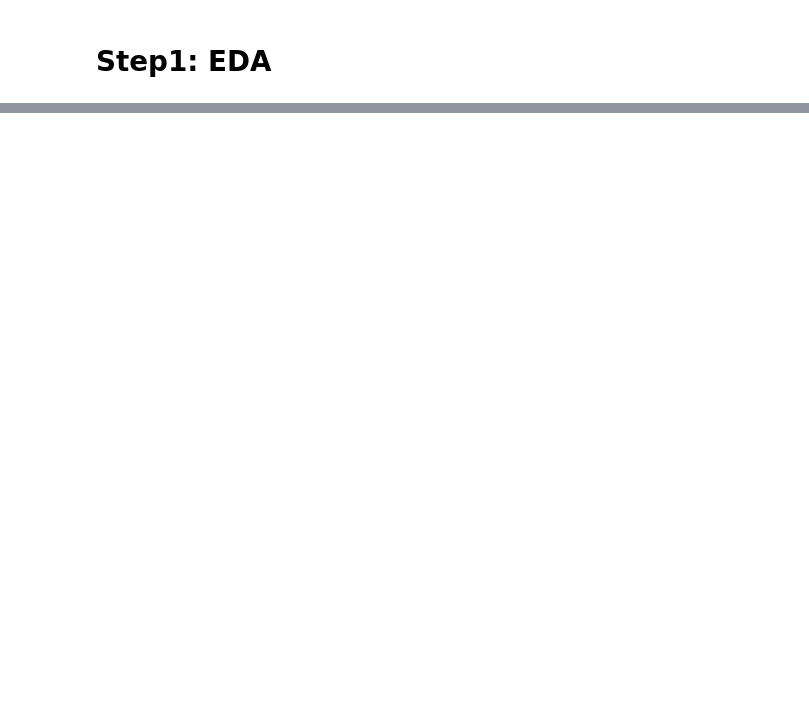
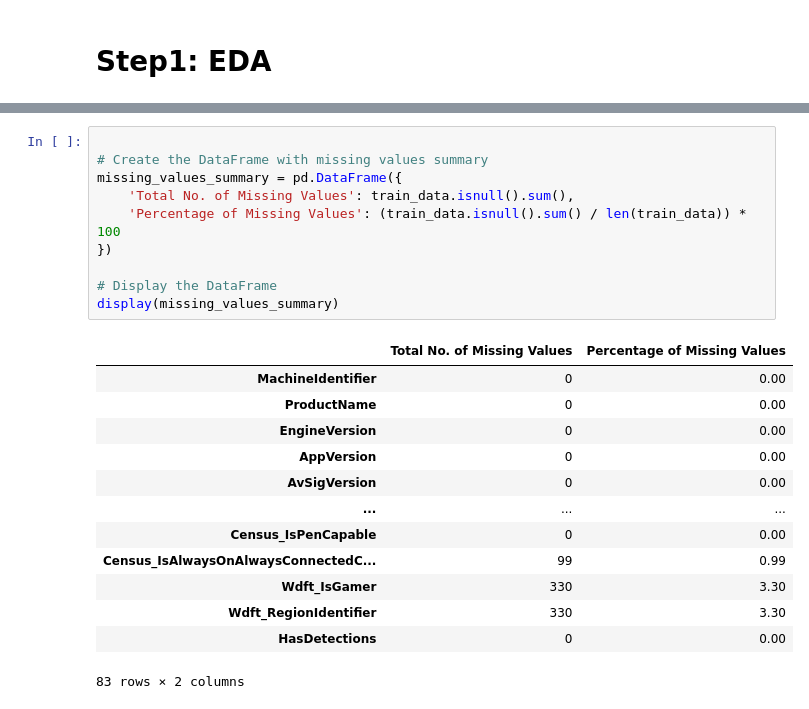
Before and after one commit to youssef-223/Digital-Egypt-Pioneers-Initiative-DEPI-, a Jupyter notebook: Microsoft_Malware_Kaagle/Microsoft_Malware_Classification.ipynb, the cells around one changed output, grey strips where cells are left out. Cells and saved outputs as stored; diff of their text form; blank space fills up the shorter version.

```diff
--- a/Microsoft_Malware_Kaagle/Microsoft_Malware_Classification.ipynb
+++ b/Microsoft_Malware_Kaagle/Microsoft_Malware_Classification.ipynb
@@ -95,0 +148,24 @@ def encode_categorical(df):
+# %%
+
+# Create the DataFrame with missing values summary
+missing_values_summary = pd.DataFrame({
+    'Total No. of Missing Values': train_data.isnull().sum(),
+    'Percentage of Missing Values': (train_data.isnull().sum() / len(train_data)) * 100
+})
+
+# Display the DataFrame
+display(missing_values_summary)
+# %% [output]
+|  | Total No. of Missing Values | Percentage of Missing Values |
+| MachineIdentifier | 0 | 0.00 |
+| ProductName | 0 | 0.00 |
+| EngineVersion | 0 | 0.00 |
+| AppVersion | 0 | 0.00 |
+| AvSigVersion | 0 | 0.00 |
+| ... | ... | ... |
+| Census_IsPenCapable | 0 | 0.00 |
+| Census_IsAlwaysOnAlwaysConnectedC... | 99 | 0.99 |
+| Wdft_IsGamer | 330 | 3.30 |
+| Wdft_RegionIdentifier | 330 | 3.30 |
+| HasDetections | 0 | 0.00 |
+83 rows × 2 columns
```
Also changed, not shown: parts of 20 cells of this notebook, 1 other file.
